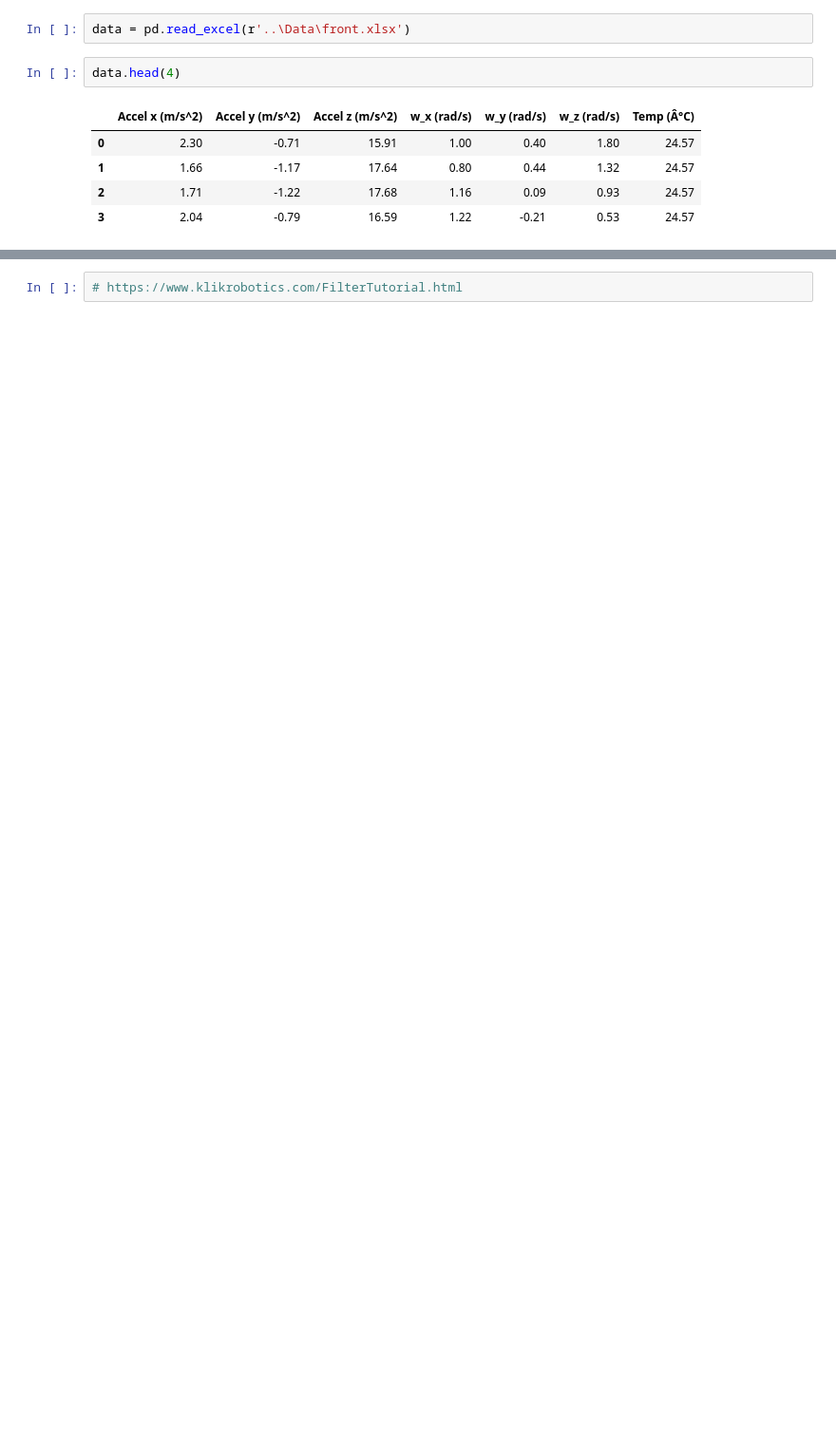
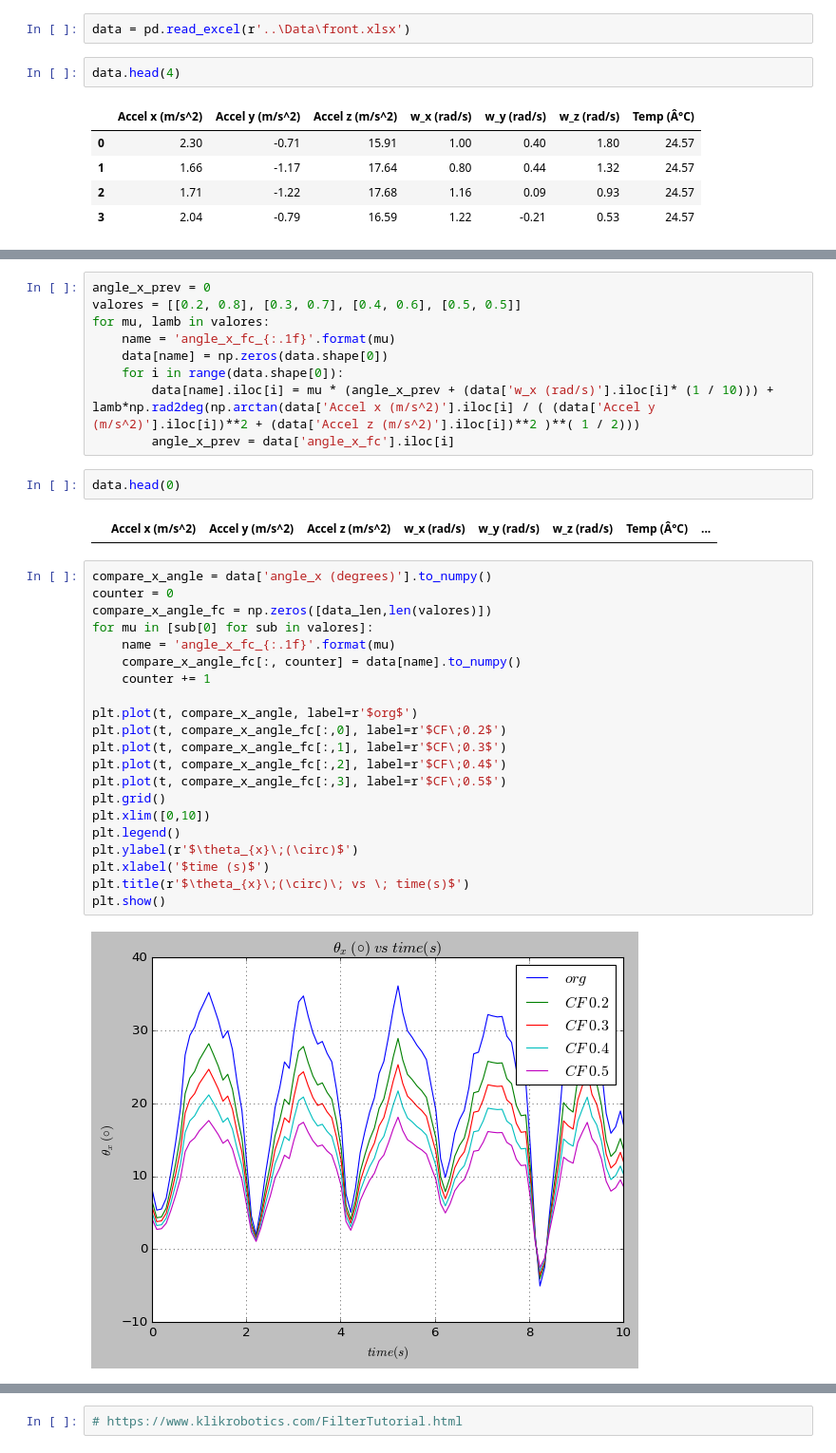
Before and after one commit to DuneV/MAIA-Curso, a Jupyter notebook: Modules/Kalman.ipynb, the cells around one changed output, grey strips where cells are left out. Shown: that part at 95% size. Saved outputs shown, nothing was run; the diff lists cells and outputs as text; blank space fills up the shorter version.

```diff
--- a/Modules/Kalman.ipynb
+++ b/Modules/Kalman.ipynb
@@ -193,2 +223,38 @@ def getAngleCFilter(pitch, gyro_rate, dt):
+# %%
+angle_x_prev = 0
+valores = [[0.2, 0.8], [0.3, 0.7], [0.4, 0.6], [0.5, 0.5]]
+for mu, lamb in valores:
+    name = 'angle_x_fc_{:.1f}'.format(mu)
+    data[name] = np.zeros(data.shape[0])
+    for i in range(data.shape[0]):
+        data[name].iloc[i] = mu * (angle_x_prev + (data['w_x (rad/s)'].iloc[i]* (1 / 10))) + lamb*np.rad2deg(np.arctan(data['Accel x (m/s^2)'].iloc[i] / ( (data['Accel y (m/s^2)'].iloc[i])**2 + (data['Accel z (m/s^2)'].iloc[i])**2 )**( 1 / 2)))
+        angle_x_prev = data['angle_x_fc'].iloc[i]
+# %%
+data.head(0)
+# %% [output]
+|  | Accel x (m/s^2) | Accel y (m/s^2) | Accel z (m/s^2) | w_x (rad/s) | w_y (rad/s) | w_z (rad/s) | Temp (Â°C) | ... |
+# %%
+compare_x_angle = data['angle_x (degrees)'].to_numpy()
+counter = 0
+compare_x_angle_fc = np.zeros([data_len,len(valores)])
+for mu in [sub[0] for sub in valores]:
+    name = 'angle_x_fc_{:.1f}'.format(mu)
+    compare_x_angle_fc[:, counter] = data[name].to_numpy()
+    counter += 1
+
+plt.plot(t, compare_x_angle, label=r'$org$')
+plt.plot(t, compare_x_angle_fc[:,0], label=r'$CF\;0.2$')
+plt.plot(t, compare_x_angle_fc[:,1], label=r'$CF\;0.3$')
+plt.plot(t, compare_x_angle_fc[:,2], label=r'$CF\;0.4$')
+plt.plot(t, compare_x_angle_fc[:,3], label=r'$CF\;0.5$')
+plt.grid()
+plt.xlim([0,10])
+plt.legend()
+plt.ylabel(r'$\theta_{x}\;(\circ)$')
+plt.xlabel('$time (s)$')
+plt.title(r'$\theta_{x}\;(\circ)\; vs \; time(s)$')
+plt.show()
+# %% [output]
+[figure, added]
 # %%
 bias = 0
```
Also changed, not shown: parts of 11 cells of this notebook.
